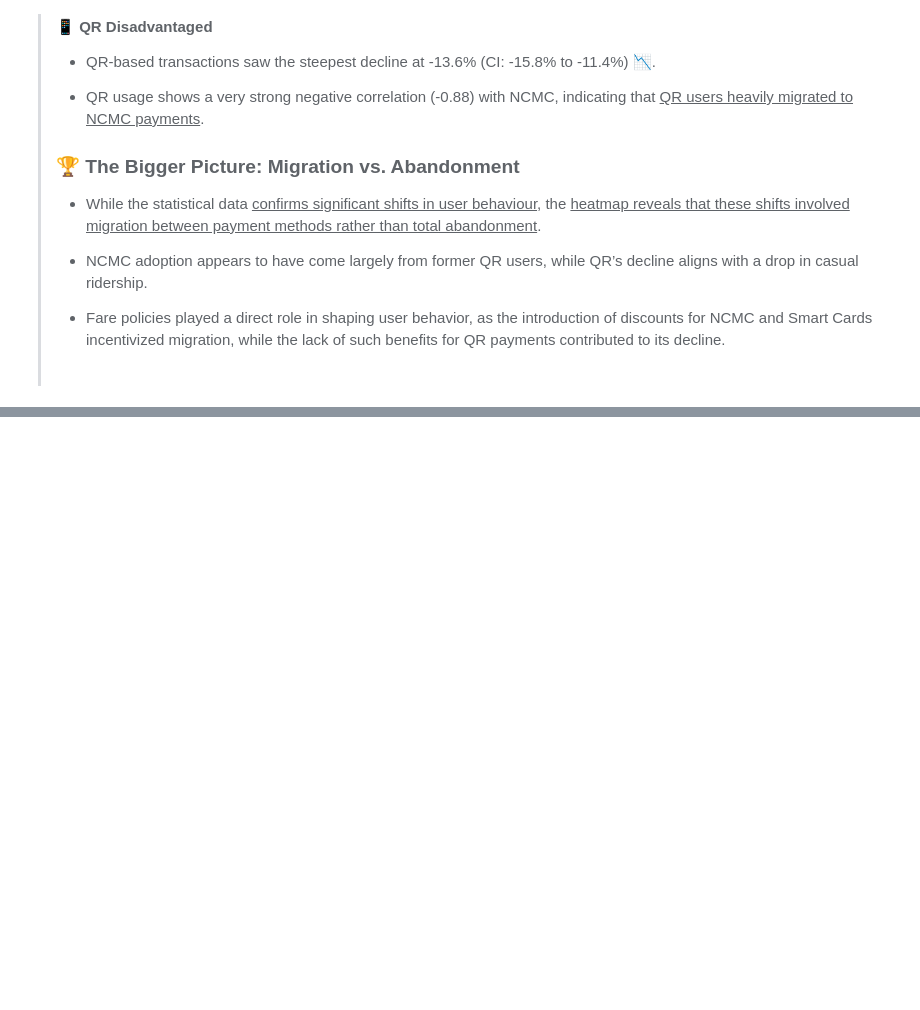
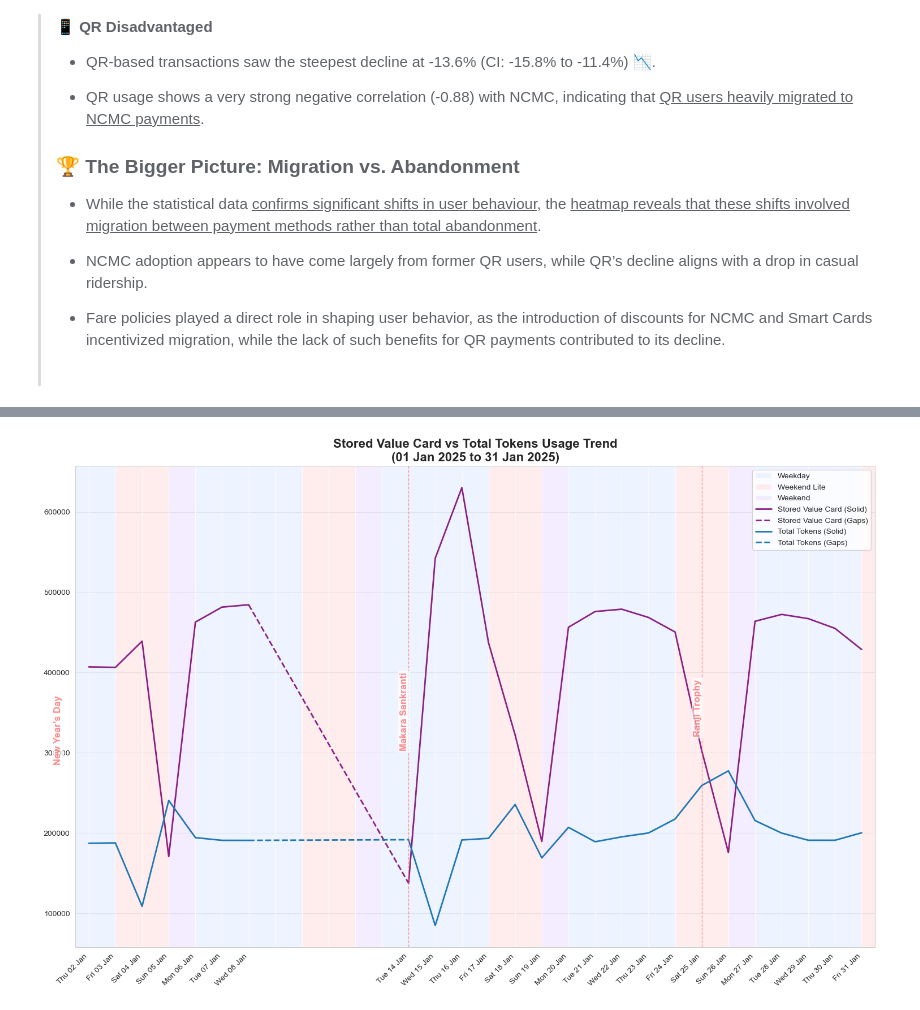
Before and after one commit to thecont1/namma-metro-ridership-tracker, a Jupyter notebook: ridership_3analysis.ipynb, the cells around one changed output, grey strips where cells are left out. Drawn from its saved outputs; the diff is of its cells as text; code cells hidden in the pictures; blank space fills up the shorter version.

```diff
--- a/ridership_3analysis.ipynb
+++ b/ridership_3analysis.ipynb
@@ -2033,0 +1938,12 @@ Is it a grand conspiracy?  Maybe not.  But is it a cleverly timed nudge towards
+# %%
+end_date = '2025-01-31'
+number_of_days = 31
+pass_types = ['Stored Value Card', 'Total Tokens']
+
+ax = plot_passes_trend(df,
+                    number_of_days=number_of_days,
+                    end_date=end_date,
+                    pass_types=pass_types,
+                    significant_dates=True)
+# %% [output]
+[figure, added]
```
Also changed, not shown: parts of 20 cells of this notebook.
